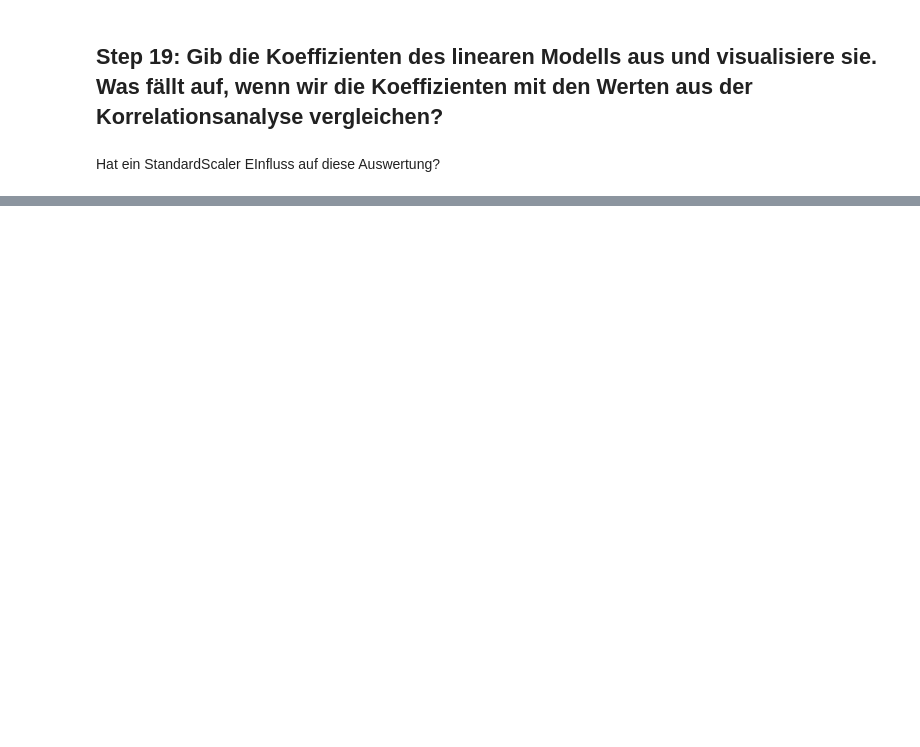
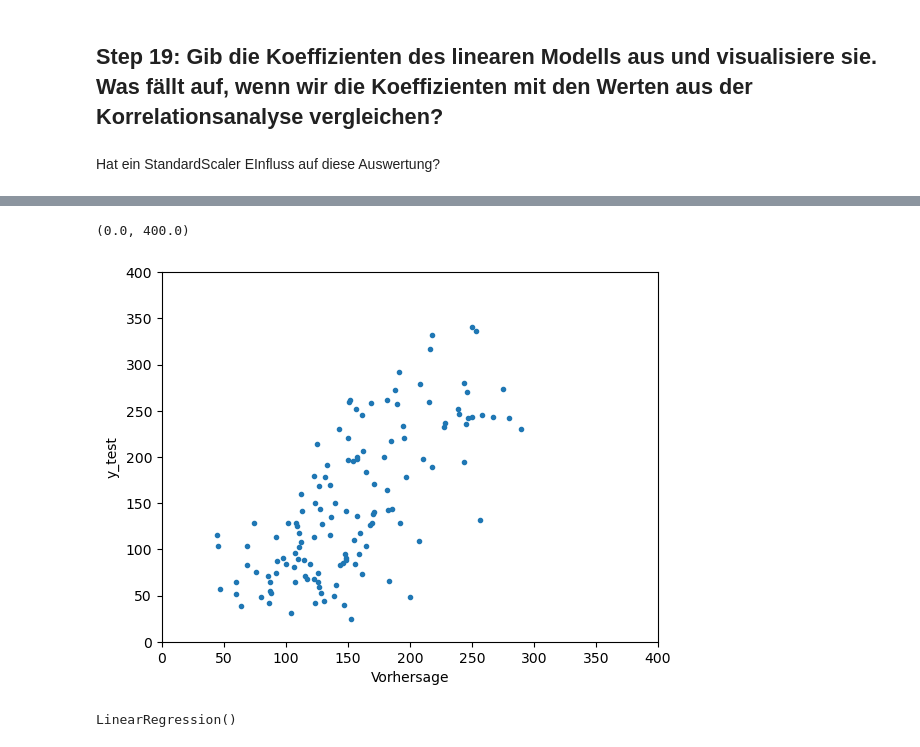
Before and after one commit to ExxetaMAydinbas/data-science-mit-python, a Jupyter notebook: Kursmaterial/Exercise Solutions/Exercise_ML.ipynb, the cells around one changed output, grey strips where cells are left out. Drawn from its saved outputs; the diff is of its cells as text; code cells hidden in the pictures; blank space fills up the shorter version.

```diff
--- a/Kursmaterial/Exercise Solutions/Exercise_ML.ipynb
+++ b/Kursmaterial/Exercise Solutions/Exercise_ML.ipynb
@@ -539,0 +644,4 @@ sns.barplot(x=X_train.columns, y=model.coef_)
+# %%
+model = LinearRegression()
+model.fit(X_train, y_train)
+predictions = model.predict(X_test)
@@ -539,0 +683,15 @@ sns.barplot(x=X_train.columns, y=model.coef_)
+# %%
+plt.plot(predictions, y_test, ".")
+plt.xlabel("Vorhersage")
+plt.ylabel("y_test")
+#plt.axis("equal")
+plt.xlim([0, 400])
+plt.ylim([0, 400])
+# %% [output]
+(0.0, 400.0)
+[figure, added]
+# %%
+model = LinearRegression()
+model.fit(X_train[["s5"]], y_train)
+# %% [output]
+LinearRegression()
```
Also changed, not shown: parts of 33 cells of this notebook, 1 other file.
